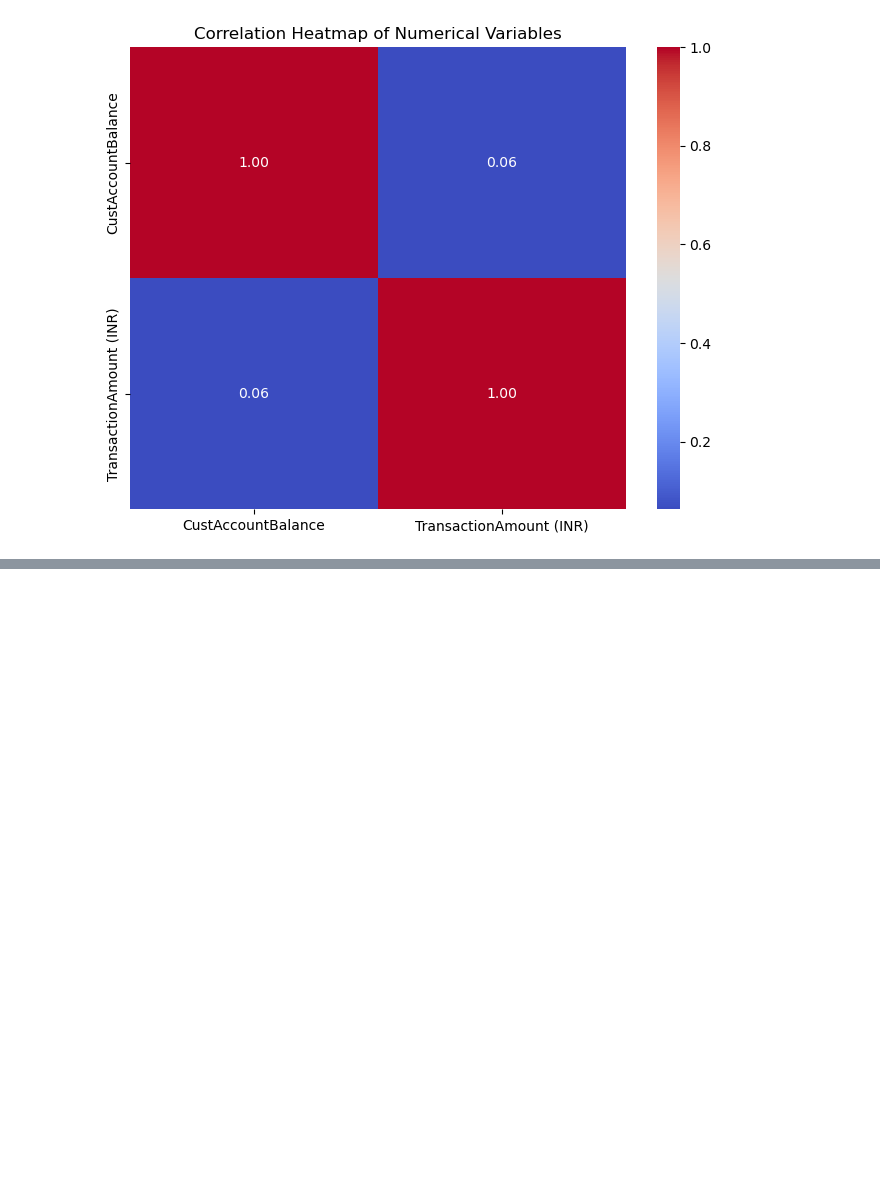
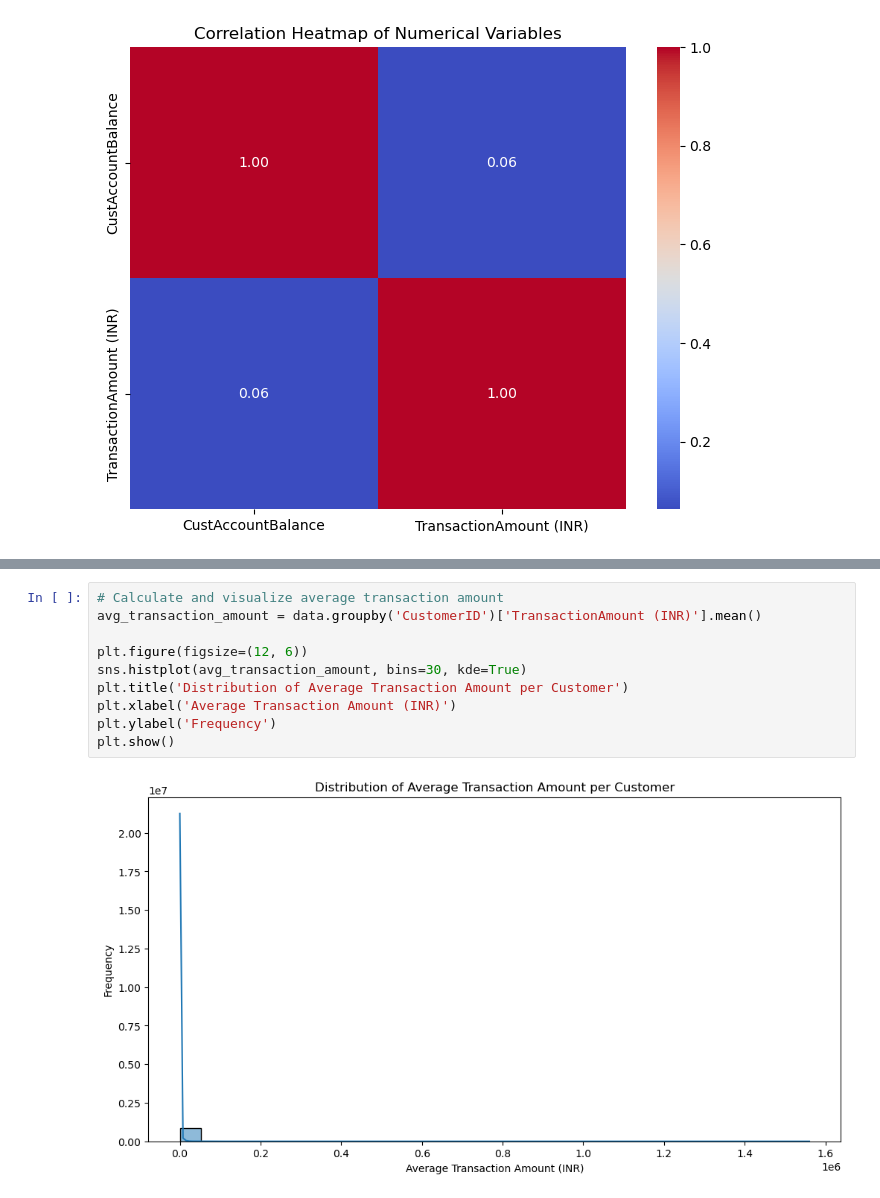
Before and after one commit to Kainan-Liu/DSAA5002-FinalProject, a Jupyter notebook: src/Q6/plot.ipynb, the cells around one changed output, grey strips where cells are left out. Drawn from its saved outputs; the diff is of its cells as text; blank space fills up the shorter version.

```diff
--- a/src/Q6/plot.ipynb
+++ b/src/Q6/plot.ipynb
@@ -101,0 +142,12 @@ plt.show()
+# %%
+# Calculate and visualize average transaction amount
+avg_transaction_amount = data.groupby('CustomerID')['TransactionAmount (INR)'].mean()
+
+plt.figure(figsize=(12, 6))
+sns.histplot(avg_transaction_amount, bins=30, kde=True)
+plt.title('Distribution of Average Transaction Amount per Customer')
+plt.xlabel('Average Transaction Amount (INR)')
+plt.ylabel('Frequency')
+plt.show()
+# %% [output]
+[figure, added]
```
Also changed, not shown: parts of 18 cells of this notebook, 1 other file.
